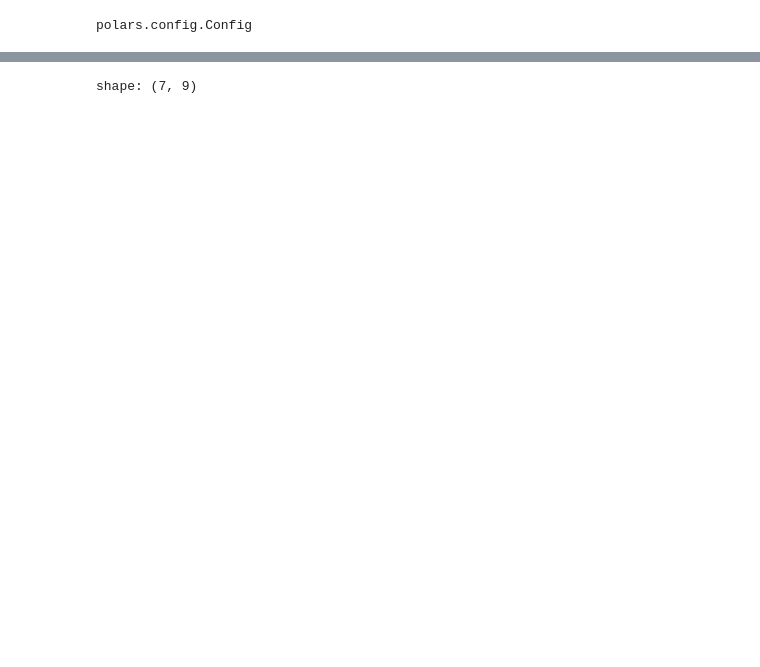
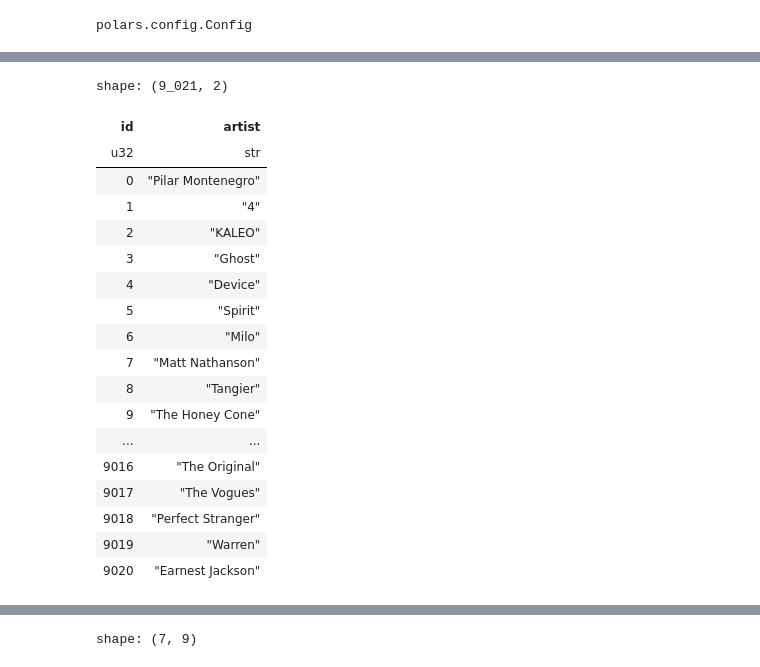
Before and after one commit to ashley-logan/billboard-project, a Jupyter notebook: etl/test_edge_cases.ipynb, the cells around one changed output, grey strips where cells are left out. Saved outputs shown, nothing was run; the diff lists cells and outputs as text; code cells hidden in the pictures; blank space fills up the shorter version.

```diff
--- a/etl/test_edge_cases.ipynb
+++ b/etl/test_edge_cases.ipynb
@@ -142 +162,23 @@ def create_table_song(lf):
+# %%
+artist_table
+# %% [output]
+shape: (9_021, 2)
+| id | artist |
+| u32 | str |
+| 0 | "Pilar Montenegro" |
+| 1 | "4" |
+| 2 | "KALEO" |
+| 3 | "Ghost" |
+| 4 | "Device" |
+| 5 | "Spirit" |
+| 6 | "Milo" |
+| 7 | "Matt Nathanson" |
+| 8 | "Tangier" |
+| 9 | "The Honey Cone" |
+| ... | ... |
+| 9016 | "The Original" |
+| 9017 | "The Vogues" |
+| 9018 | "Perfect Stranger" |
+| 9019 | "Warren" |
+| 9020 | "Earnest Jackson" |
 # %%
```
Also changed, not shown: parts of 19 cells of this notebook, 3 other files.
